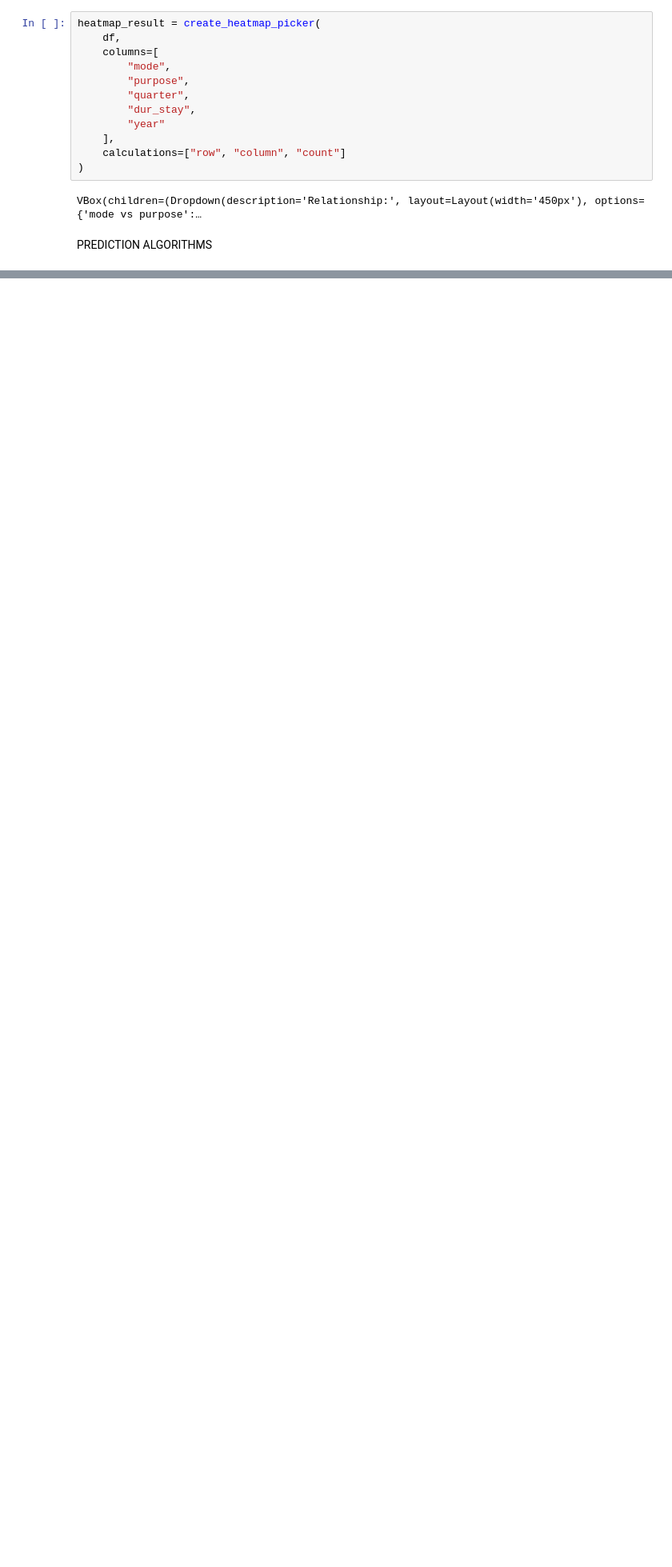
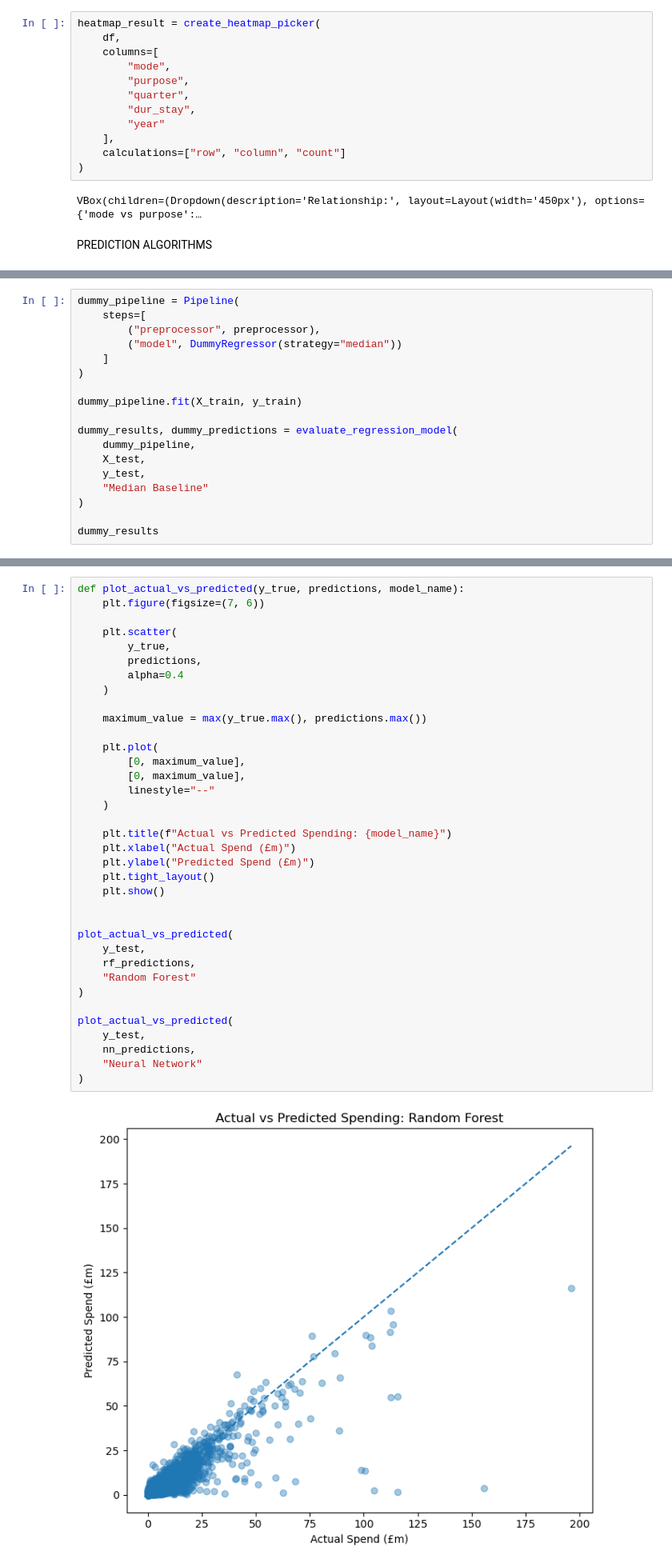
Before and after one commit to VSHellkite/ML_CA_2_2021417, a Jupyter notebook: ML_CA2_2021417.ipynb, the cells around one changed output, grey strips where cells are left out. Shown at 80% size. Saved outputs shown, nothing was run; the diff lists cells and outputs as text; blank space fills up the shorter version.

```diff
--- a/ML_CA2_2021417.ipynb
+++ b/ML_CA2_2021417.ipynb
@@ -1043,0 +1298,18 @@ PREDICTION ALGORITHMS
+# %%
+dummy_pipeline = Pipeline(
+    steps=[
+        ("preprocessor", preprocessor),
+        ("model", DummyRegressor(strategy="median"))
+    ]
+)
+
+dummy_pipeline.fit(X_train, y_train)
+
+dummy_results, dummy_predictions = evaluate_regression_model(
+    dummy_pipeline,
+    X_test,
+    y_test,
+    "Median Baseline"
+)
+
+dummy_results
@@ -1043,0 +1555,38 @@ PREDICTION ALGORITHMS
+# %%
+def plot_actual_vs_predicted(y_true, predictions, model_name):
+    plt.figure(figsize=(7, 6))
+
+    plt.scatter(
+        y_true,
+        predictions,
+        alpha=0.4
+    )
+
+    maximum_value = max(y_true.max(), predictions.max())
+
+    plt.plot(
+        [0, maximum_value],
+        [0, maximum_value],
+        linestyle="--"
+    )
+
+    plt.title(f"Actual vs Predicted Spending: {model_name}")
+    plt.xlabel("Actual Spend (£m)")
+    plt.ylabel("Predicted Spend (£m)")
+    plt.tight_layout()
+    plt.show()
+
+
+plot_actual_vs_predicted(
+    y_test,
+    rf_predictions,
+    "Random Forest"
+)
+
+plot_actual_vs_predicted(
+    y_test,
+    nn_predictions,
+    "Neural Network"
+)
+# %% [output]
+[figure, added]
```
Also changed, not shown: parts of 26 cells of this notebook.
